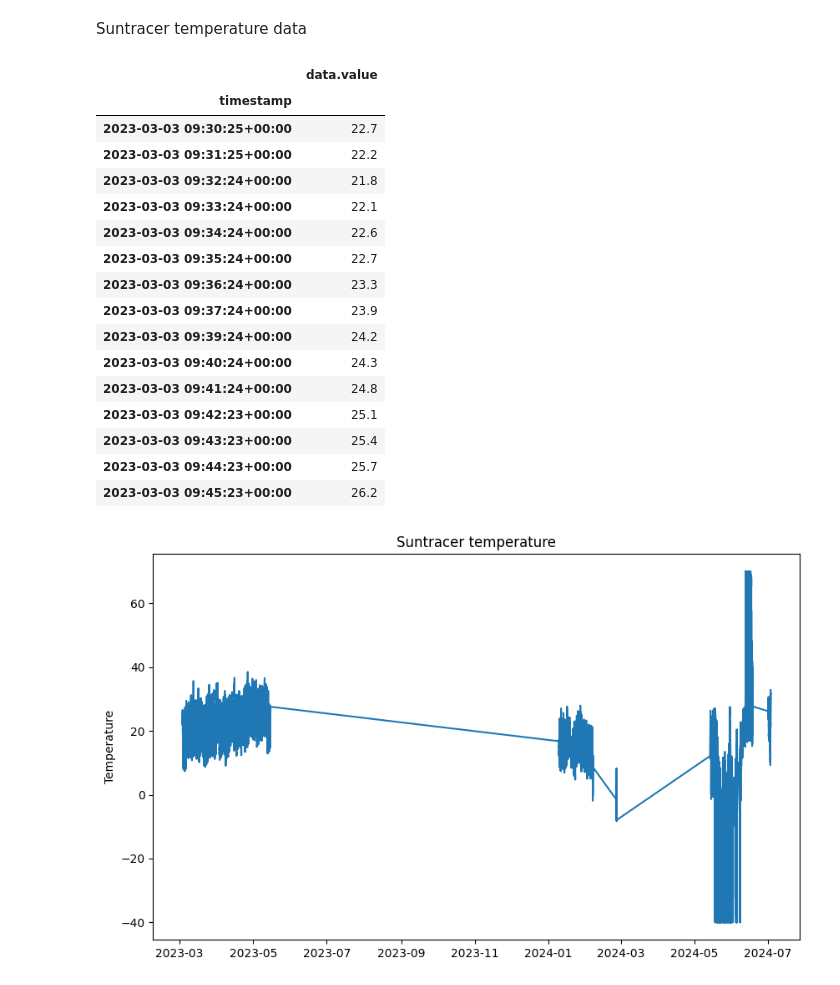
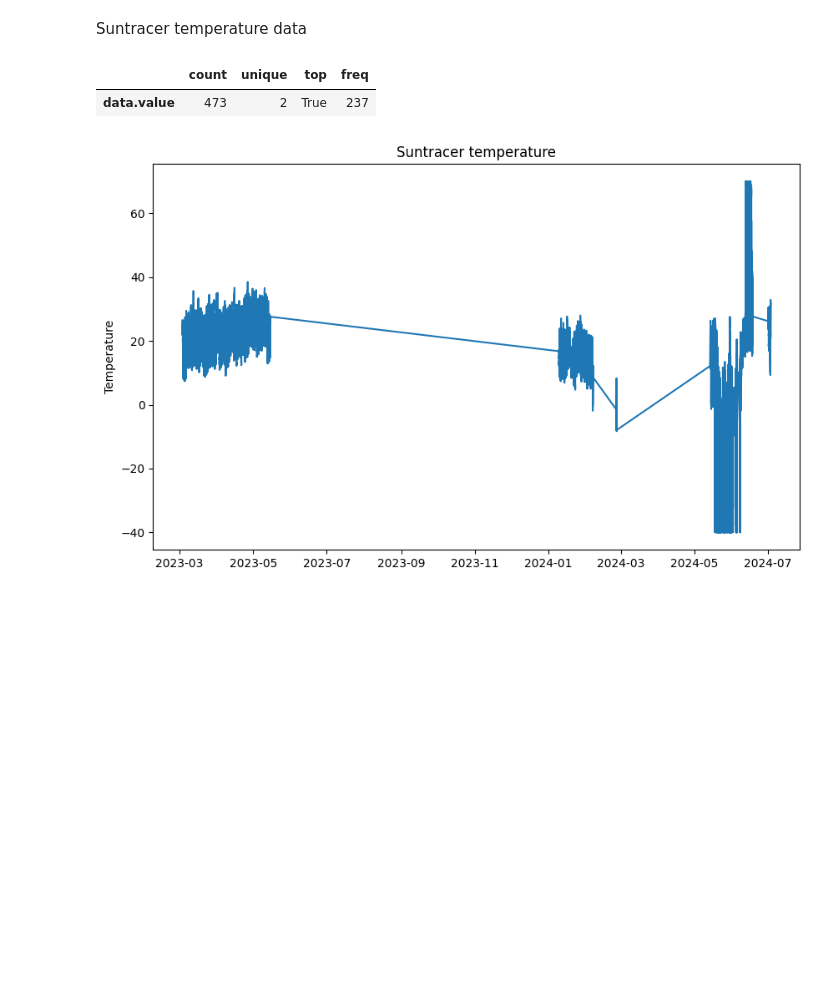
Before and after one commit to icastellsg/TimeSeriesForecastingIA, a Jupyter notebook: testDataSuntracerRain.ipynb, the cells around one changed output. Cells and saved outputs as stored; diff of their text form; code cells hidden in the pictures; blank space fills up the shorter version.

```diff
--- a/testDataSuntracerRain.ipynb
+++ b/testDataSuntracerRain.ipynb
@@ -7,32 +7,17 @@ from utilsforecast.preprocessing import fill_gaps
 Suntracer temperature data
 # %%
 # Load the data
-data = pd.read_csv('wot-data-db.interactions-datas_suntracer_temperature.csv')
+data = pd.read_csv('data/wot-data-db.interactions-datas-suntracer-rain.csv')
 
 data['timestamp'] = pd.to_datetime(data['timestamp'])
 data = data.set_index('timestamp')
 
 df = data[['data.value']]
 
-df.head(15)
+df.describe().transpose()
 # %% [output]
-|  | data.value |
-| timestamp |  |
-| 2023-03-03 09:30:25+00:00 | 22.7 |
-| 2023-03-03 09:31:25+00:00 | 22.2 |
-| 2023-03-03 09:32:24+00:00 | 21.8 |
-| 2023-03-03 09:33:24+00:00 | 22.1 |
-| 2023-03-03 09:34:24+00:00 | 22.6 |
-| 2023-03-03 09:35:24+00:00 | 22.7 |
-| 2023-03-03 09:36:24+00:00 | 23.3 |
-| 2023-03-03 09:37:24+00:00 | 23.9 |
-| 2023-03-03 09:39:24+00:00 | 24.2 |
-| 2023-03-03 09:40:24+00:00 | 24.3 |
-| 2023-03-03 09:41:24+00:00 | 24.8 |
-| 2023-03-03 09:42:23+00:00 | 25.1 |
-| 2023-03-03 09:43:23+00:00 | 25.4 |
-| 2023-03-03 09:44:23+00:00 | 25.7 |
-| 2023-03-03 09:45:23+00:00 | 26.2 |
+|  | count | unique | top | freq |
+| data.value | 473 | 2 | True | 237 |
 # %%
 # Plot the data
 plt.figure(figsize=(10,6))
```
Also changed, not shown: 3 other files.
